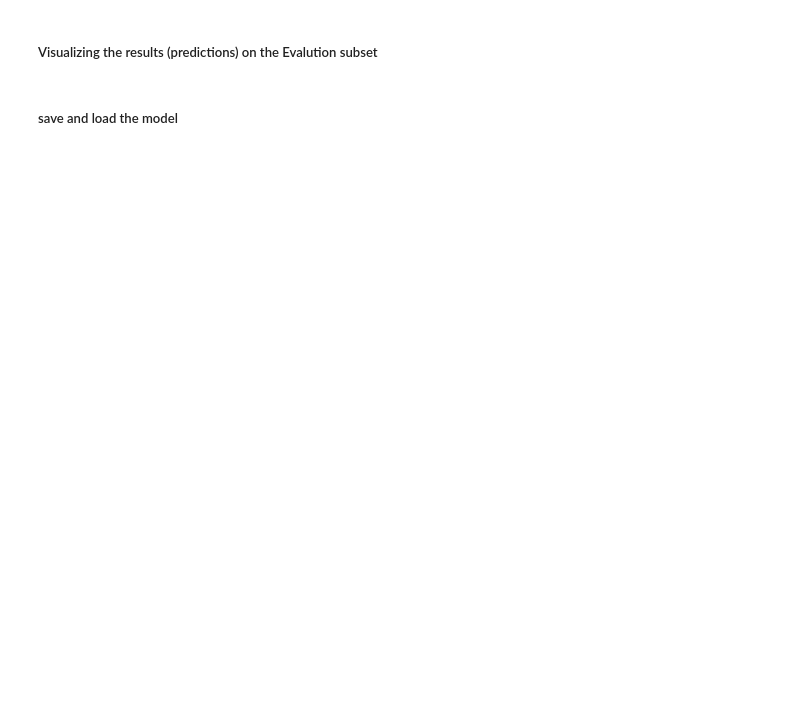
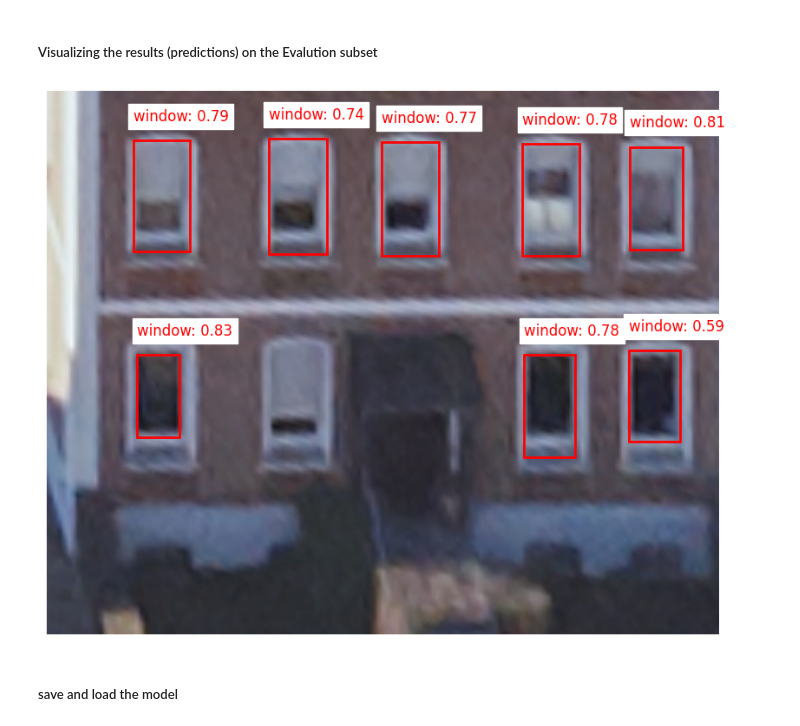
Before and after one commit to mohamadalbaaj/WWR, a Jupyter notebook: object_detection_fasterrcnn.ipynb, the cells around one changed output. Cells and saved outputs as stored; diff of their text form; code cells hidden in the pictures; blank space fills up the shorter version.

```diff
--- a/object_detection_fasterrcnn.ipynb
+++ b/object_detection_fasterrcnn.ipynb
@@ -338,28 +363,30 @@ with torch.no_grad():
 ##### Visualizing the results (predictions) on the Evalution subset
 # %%
 # Define the path to your image
-image_path = os.path.join("Evaluation_subset", "rectified_facade_DENW11AL0000h3LU.jpg")
+image_path = os.path.join("Evaluation_subset", "rectified_facade_DENW11AL0000h3Gt.jpg")
 
 # Load and preprocess the image
 def load_image(image_path):
     image = Image.open(image_path).convert("RGB")
     transform = transforms.Compose([
         transforms.ToTensor(),  # Convert image to tensor
     ])
     return transform(image)
 
 # Load the image
 input_image = load_image(image_path).unsqueeze(0)  # Add a batch dimension
 input_image = input_image.to(device)
 
 # Run the model on the image
 model.eval()
 with torch.no_grad():
     predictions = model(input_image)
 
 # Visualize the predictions
 class_names = ["background", "window"]  # Adjust based on your class names
 visualize_predictions(predictions[0], input_image[0], threshold=0.5, class_names=class_names)
+# %% [output]
+[figure, added]
 # %% [markdown]
 ##### save and load the model
 # %%
```
Also changed, not shown: parts of 10 cells of this notebook.
